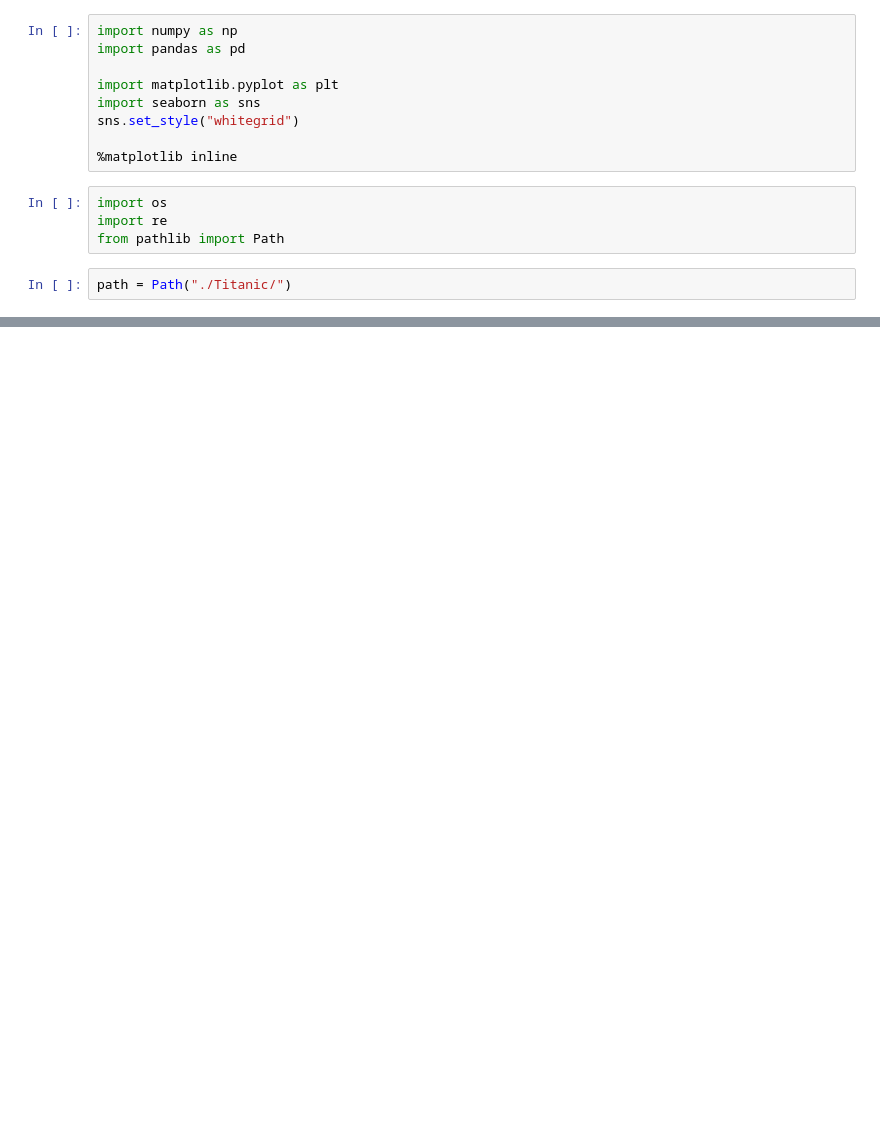
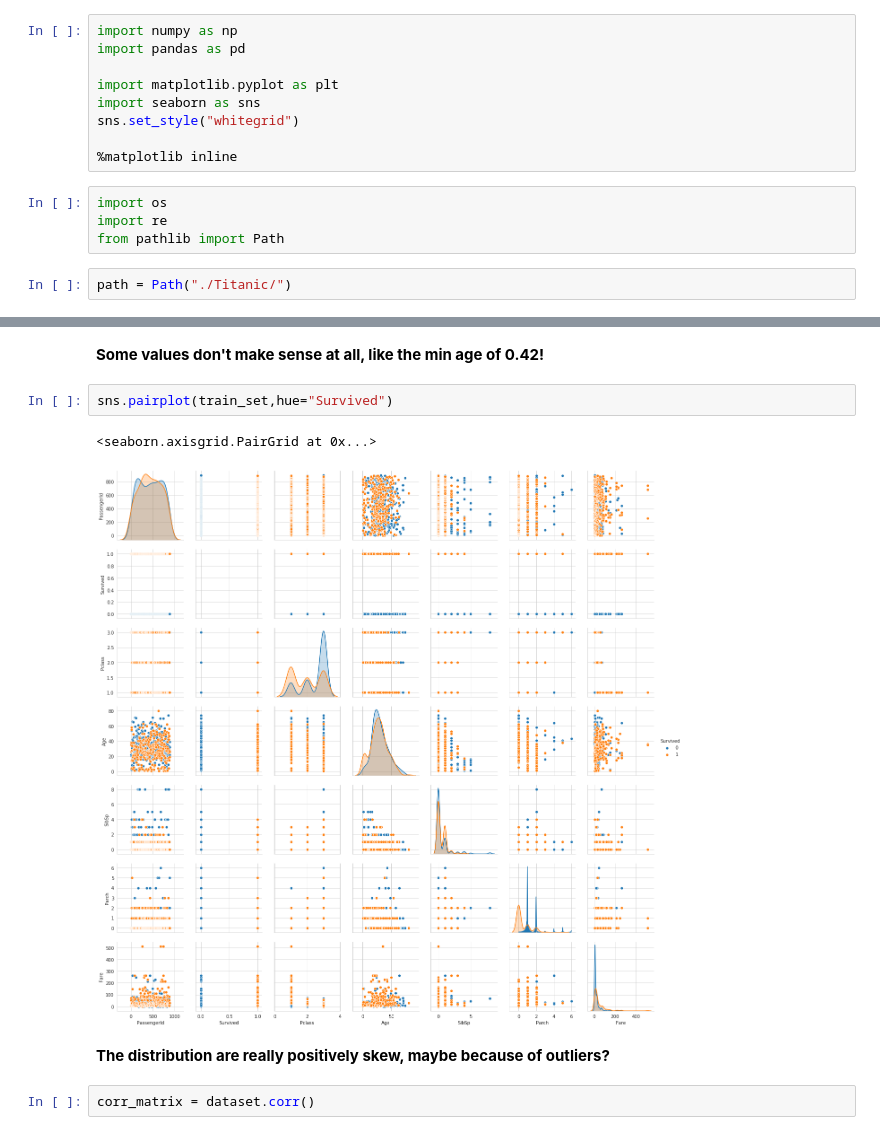
Before and after one commit to easypanda/Handson-ML2, a Jupyter notebook: Chapter 3: Classification/Titanic Dataset.ipynb, the cells around one changed output, grey strips where cells are left out. Drawn from its saved outputs; the diff is of its cells as text; blank space fills up the shorter version.

```diff
--- a/Chapter 3: Classification/Titanic Dataset.ipynb
+++ b/Chapter 3: Classification/Titanic Dataset.ipynb
@@ -30,0 +70,11 @@ train_set.head()
+# %% [markdown]
+**Some values don't make sense at all, like the min age of 0.42!**
+# %%
+sns.pairplot(train_set,hue="Survived")
+# %% [output]
+<seaborn.axisgrid.PairGrid at 0x...>
+[figure, added]
+# %% [markdown]
+**The distribution are really positively skew, maybe because of outliers?**
+# %%
+corr_matrix = dataset.corr()
```
Also changed, not shown: parts of 37 cells of this notebook, 3 other files.
